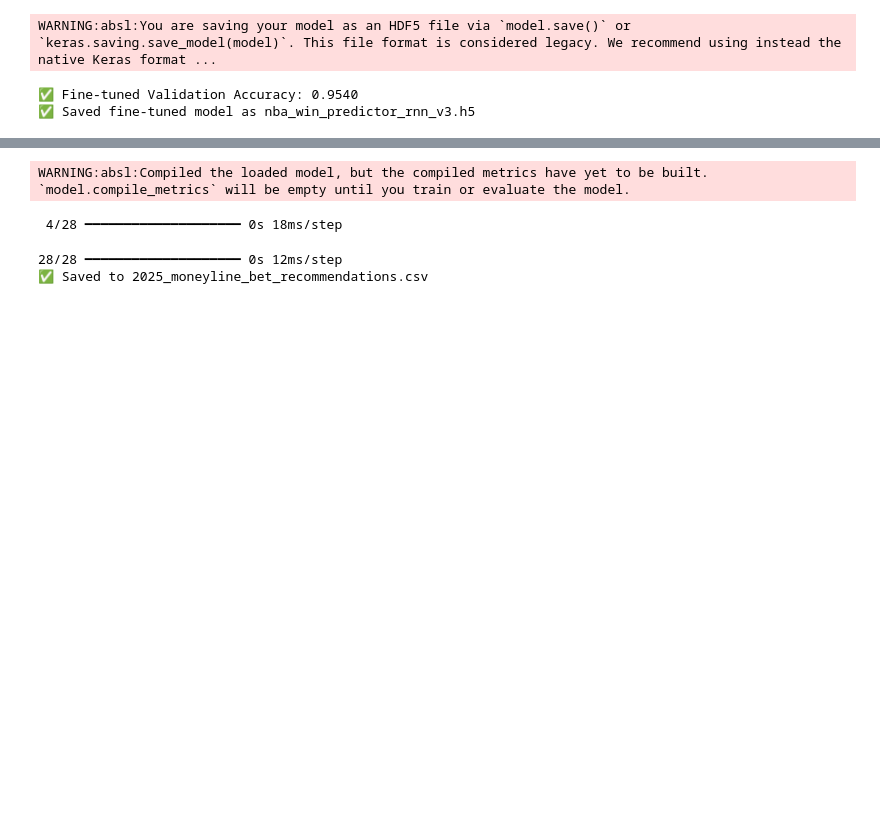
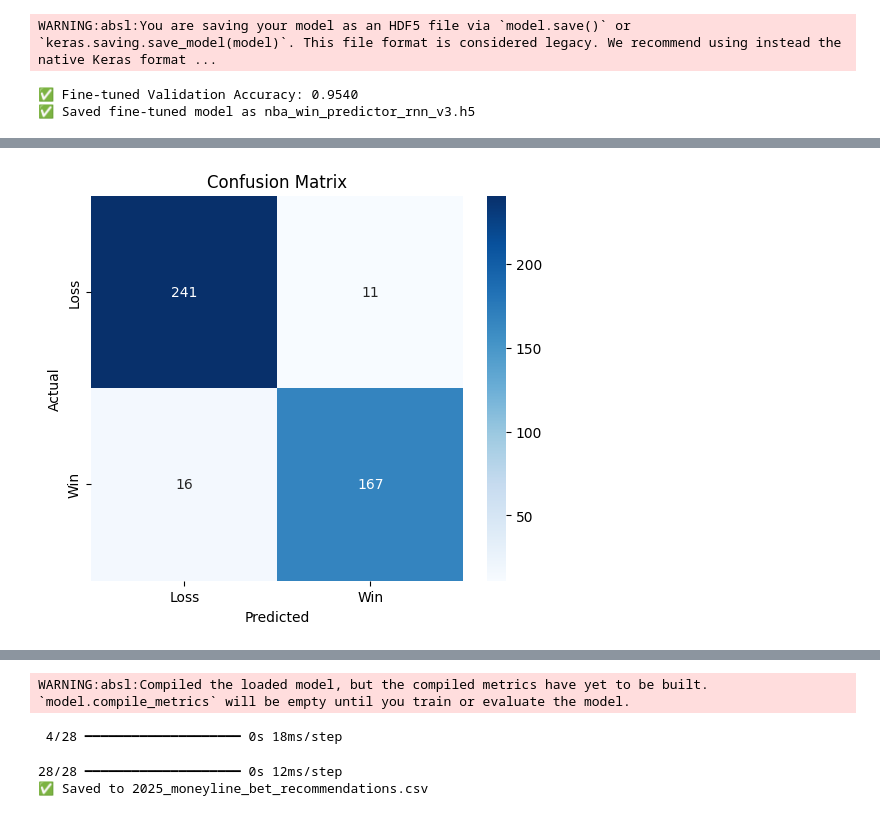
Before and after one commit to BihanDasgupta/ShotMint, a Jupyter notebook: MintShooter_RNN_Model.ipynb, the cells around one changed output, grey strips where cells are left out. Drawn from its saved outputs; the diff is of its cells as text; code cells hidden in the pictures; blank space fills up the shorter version.

Commit message:
Adding in Plots

```diff
--- a/MintShooter_RNN_Model.ipynb
+++ b/MintShooter_RNN_Model.ipynb
@@ -1118,3 +1121,11 @@ WARNING:absl:You are saving your model as an HDF5 file via `model.save()` or `ke
 ✅ Saved fine-tuned model as nba_win_predictor_rnn_v3.h5
 # %%
 ################## ANALYSIS ##################
+# %%
+# Load dataset
+df = pd.read_csv("synthetic_matchups_2025.csv")
+
+# Display basic info
+print("✅ Shape:", df.shape)
+print("✅ Columns:", df.columns.tolist())
+display(df.head())
@@ -1120,0 +1144,20 @@ WARNING:absl:You are saving your model as an HDF5 file via `model.save()` or `ke
+# %%
+safe_diff_features = [
+    'PTS_DIFF', 'FG_PCT_DIFF', 'FT_PCT_DIFF',
+    'AST_DIFF', 'REB_DIFF', 'TOV_DIFF', 'STL_DIFF'
+]
+
+df = df.dropna()
+X = df[safe_diff_features].values
+y_true = df['TEAM0_WIN'].values
+
+# Load Scaler and Model
+scaler = joblib.load("nba_feature_scaler_rnn_v3.pkl")
+model = load_model("nba_win_predictor_rnn_v3.h5")
+
+# Preprocess Inputs and Predict
+X_scaled = scaler.transform(X)
+X_rnn = X_scaled.reshape((X_scaled.shape[0], 1, X_scaled.shape[1]))
+
+y_pred_probs = model.predict(X_rnn).flatten()
+y_pred = (y_pred_probs >= 0.5).astype(int)
@@ -1120,0 +1168,15 @@ WARNING:absl:You are saving your model as an HDF5 file via `model.save()` or `ke
+# %%
+# ===============================
+# Accuracy and Confusion Matrix
+# ===============================
+acc = accuracy_score(y_true, y_pred)
+cm = confusion_matrix(y_true, y_pred)
+
+plt.figure(figsize=(6, 5))
+sns.heatmap(cm, annot=True, fmt="d", cmap="Blues", xticklabels=["Loss", "Win"], yticklabels=["Loss", "Win"])
+plt.title("Confusion Matrix")
+plt.xlabel("Predicted")
+plt.ylabel("Actual")
+plt.show()
+# %% [output]
+[figure, added]
```
Also changed, not shown: parts of 17 cells of this notebook.
